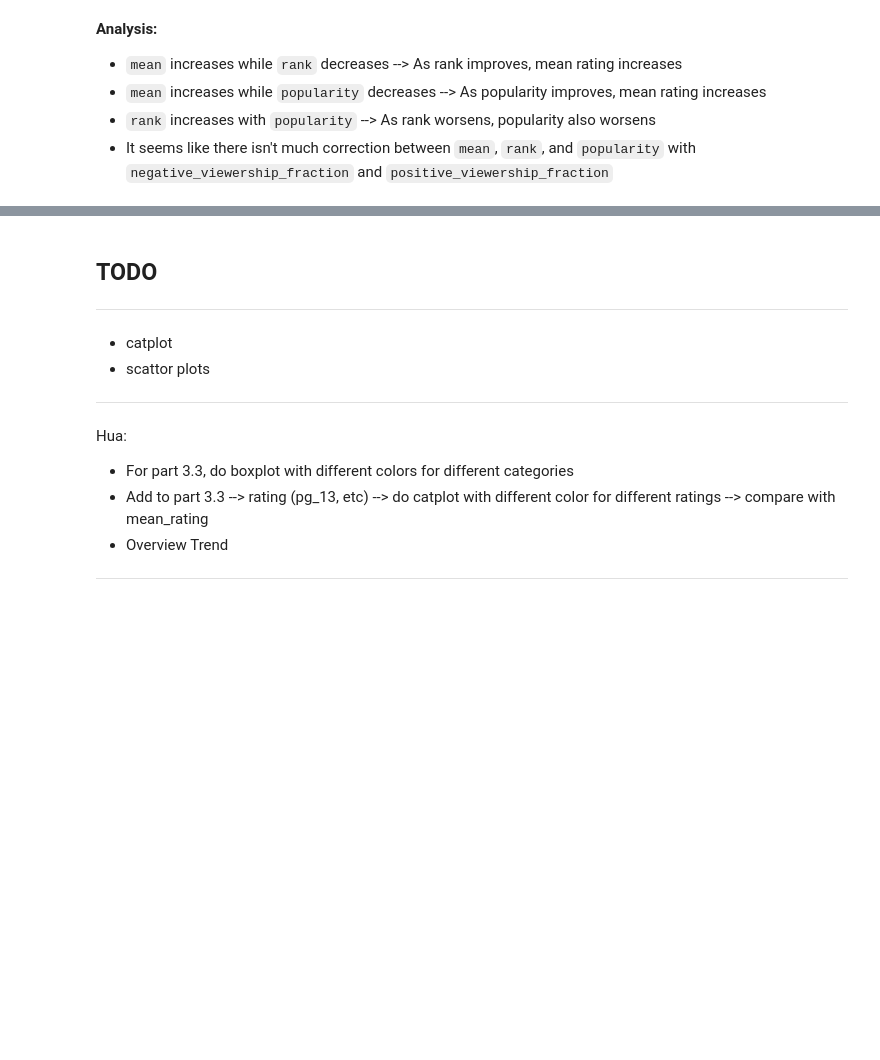
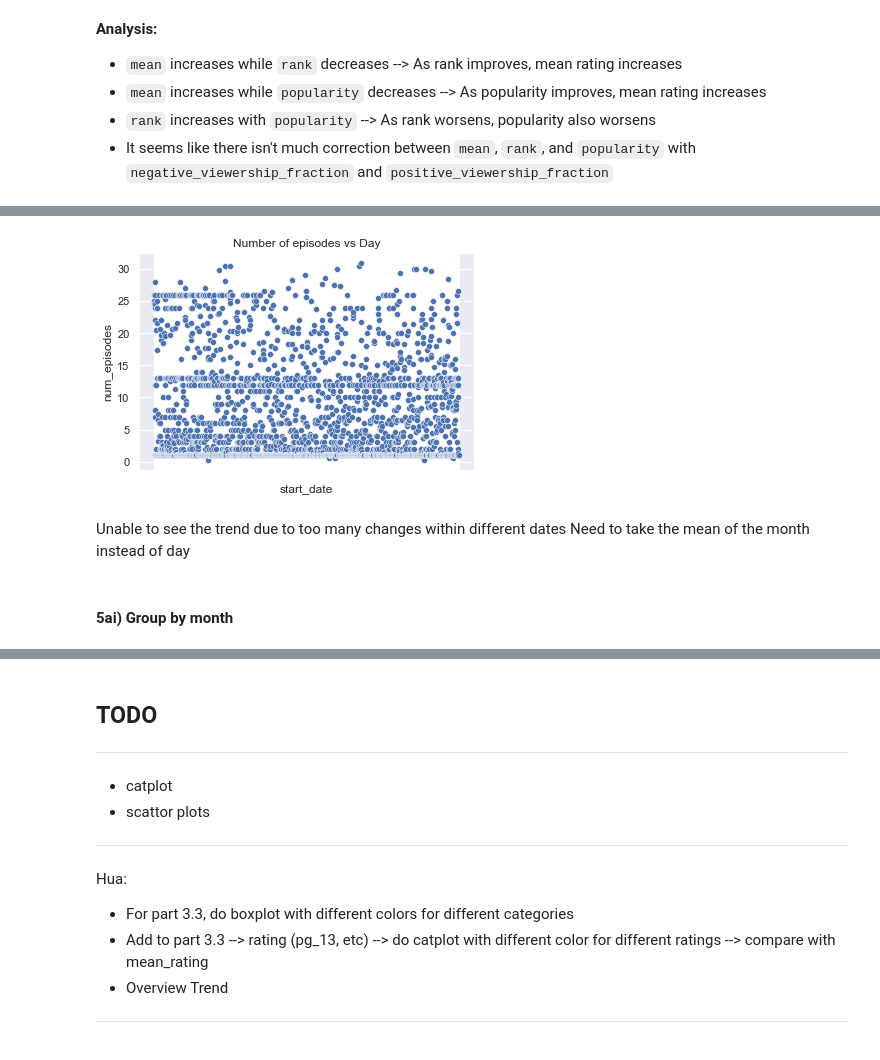
Before and after one commit to ztjhz/SC1015-Project, a Jupyter notebook: Anime/exploratory_data_analysis_visualization.ipynb, the cells around one changed output, grey strips where cells are left out. Drawn from its saved outputs; the diff is of its cells as text; code cells hidden in the pictures; blank space fills up the shorter version.

```diff
--- a/Anime/exploratory_data_analysis_visualization.ipynb
+++ b/Anime/exploratory_data_analysis_visualization.ipynb
@@ -1004,0 +1063,11 @@ Correlation Heatmap Reference: https://medium.com/@szabo.bibor/how-to-create-a-s
+# %%
+q3 = cleaned_start_date_num_episodes_df['num_episodes'].quantile(0.75)
+q1 = cleaned_start_date_num_episodes_df['num_episodes'].quantile(0.25)
+iqr = q3 - q1
+upper_bound = q3 + 1.5 * iqr
+lower_bound = q1 - 1.5 * iqr
+cleaned_start_date_num_episodes_df = cleaned_start_date_num_episodes_df.loc[
+    (cleaned_start_date_num_episodes_df['num_episodes'] >= lower_bound)
+    & (cleaned_start_date_num_episodes_df['num_episodes'] <= upper_bound)]
+print(f"Range: [{lower_bound}, {upper_bound}]")
+cleaned_start_date_num_episodes_df
@@ -1004,0 +1090,16 @@ Correlation Heatmap Reference: https://medium.com/@szabo.bibor/how-to-create-a-s
+# %%
+ax = sb.scatterplot(x='start_date',
+                 y='num_episodes',
+                 data=cleaned_start_date_num_episodes_df)
+ax.set(xlabel="start_date")
+ax.set(xticklabels=[])
+ax.tick_params(bottom=False)
+ax.set(title="Number of episodes vs Day")
+plt.show()
+# %% [output]
+[figure, added]
+# %% [markdown]
+Unable to see the trend due to too many changes within different dates
+Need to take the mean of the month instead of day
+# %% [markdown]
+#### 5ai) Group by month
```
Also changed, not shown: parts of 17 cells of this notebook.
